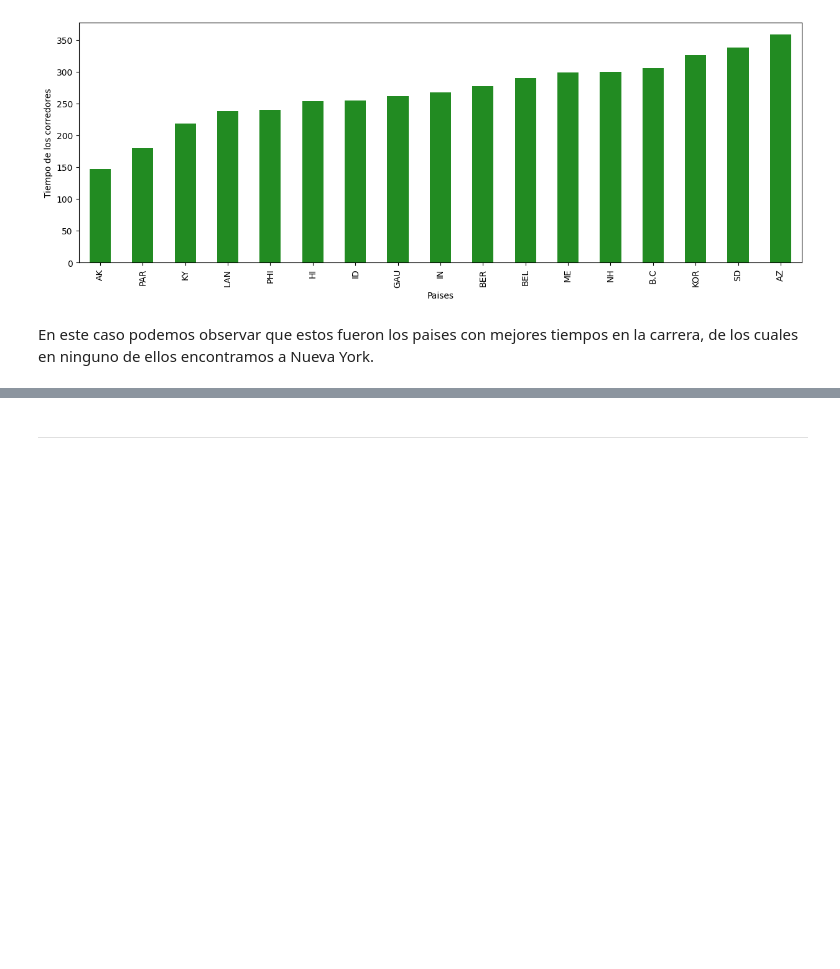
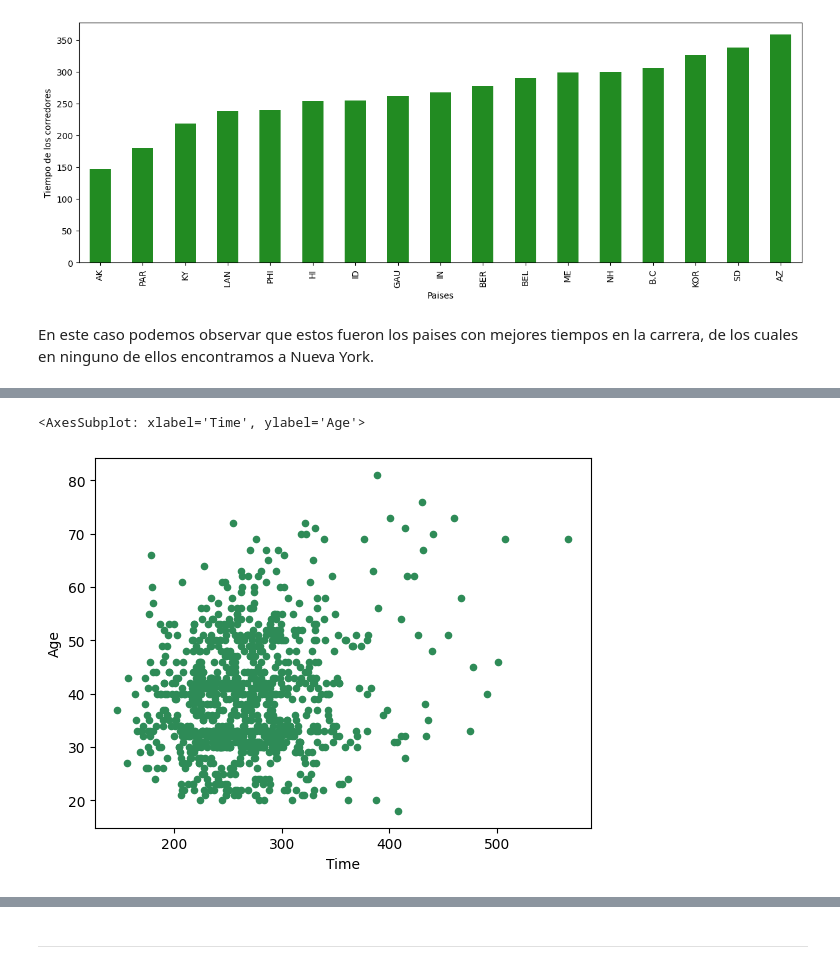
Before and after one commit to LUGANT/TP_Matematica_III, a Jupyter notebook: dataAnalisis.ipynb, the cells around one changed output, grey strips where cells are left out. Saved outputs shown, nothing was run; the diff lists cells and outputs as text; code cells hidden in the pictures; blank space fills up the shorter version.

```diff
--- a/dataAnalisis.ipynb
+++ b/dataAnalisis.ipynb
@@ -405,0 +447,8 @@ En este caso podemos observar que estos fueron los paises con mejores tiempos en
+# %%
+dfScrappedCorredores.plot.scatter(
+    x='Time',
+    y='Age',
+    c='seagreen')
+# %% [output]
+<AxesSubplot: xlabel='Time', ylabel='Age'>
+[figure, added]
```
Also changed, not shown: parts of 60 cells of this notebook.
